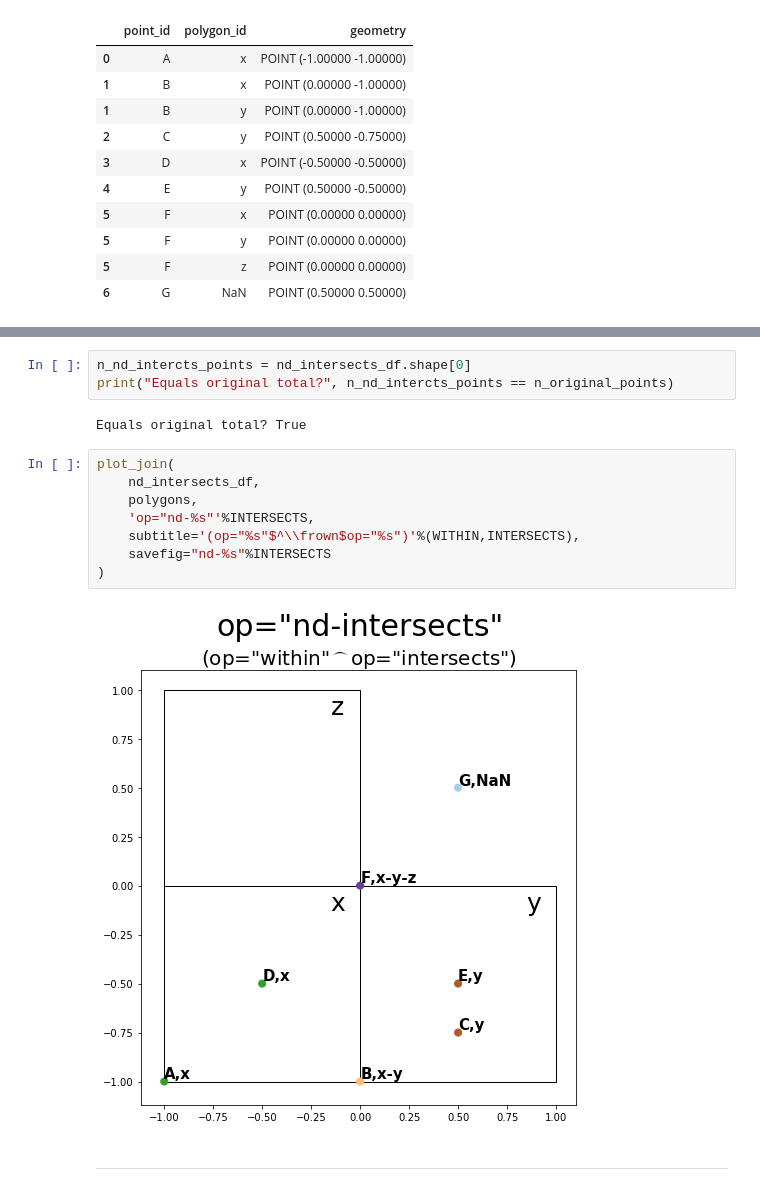
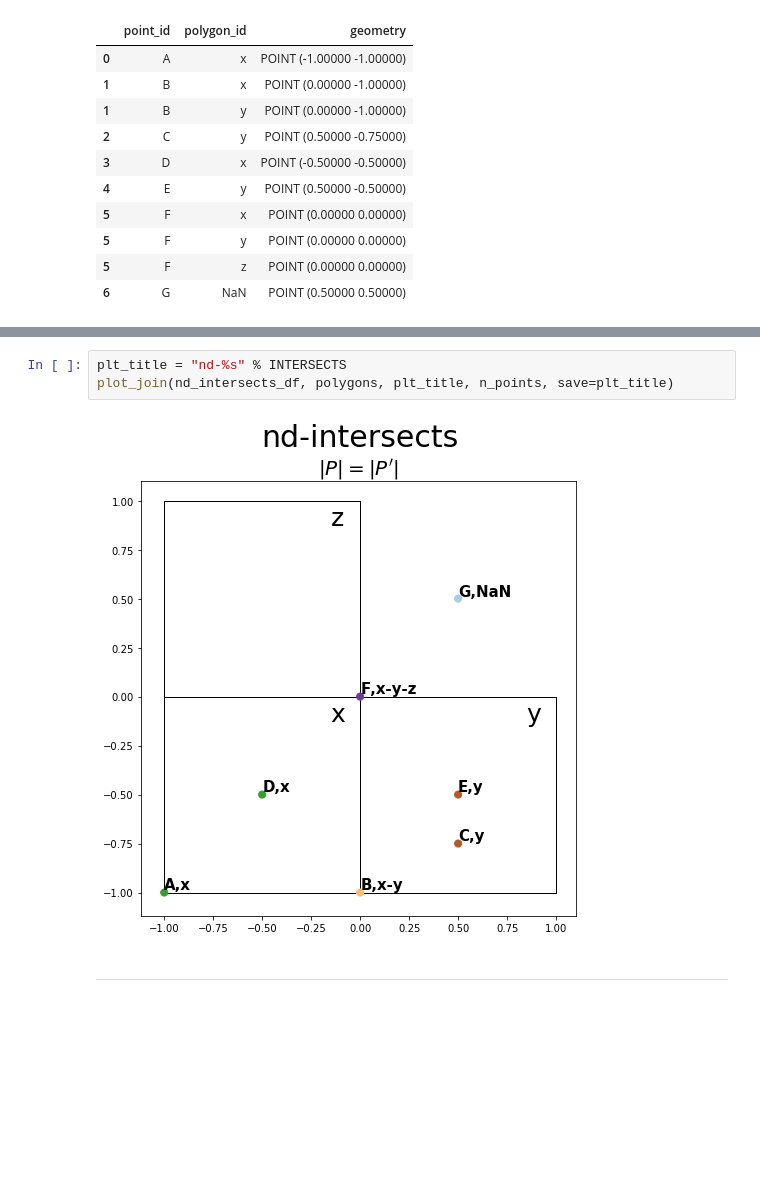
Before and after one commit to jGaboardi/non-duplicated-intersects, a Jupyter notebook: non-duplicated-intersects.ipynb, the cells around one changed output, grey strips where cells are left out. Saved outputs shown, nothing was run; the diff lists cells and outputs as text; blank space fills up the shorter version.

```diff
--- a/non-duplicated-intersects.ipynb
+++ b/non-duplicated-intersects.ipynb
@@ -328,17 +310,7 @@ nd_intersects_df
-# %%
-n_nd_intercts_points = nd_intersects_df.shape[0]
-print("Equals original total?", n_nd_intercts_points == n_original_points)
-# %% [output]
-Equals original total? True
-# %%
-plot_join(
-    nd_intersects_df,
-    polygons,
-    'op="nd-%s"'%INTERSECTS,
-    subtitle='(op="%s"$^\\frown$op="%s")'%(WITHIN,INTERSECTS),
-    savefig="nd-%s"%INTERSECTS
-)
-# %% [output]
-[figure, removed]
+# %%
+plt_title = "nd-%s" % INTERSECTS
+plot_join(nd_intersects_df, polygons, plt_title, n_points, save=plt_title)
+# %% [output]
+[figure, added]
 # %% [markdown]
 ------------------
```
Also changed, not shown: parts of 13 cells of this notebook.
